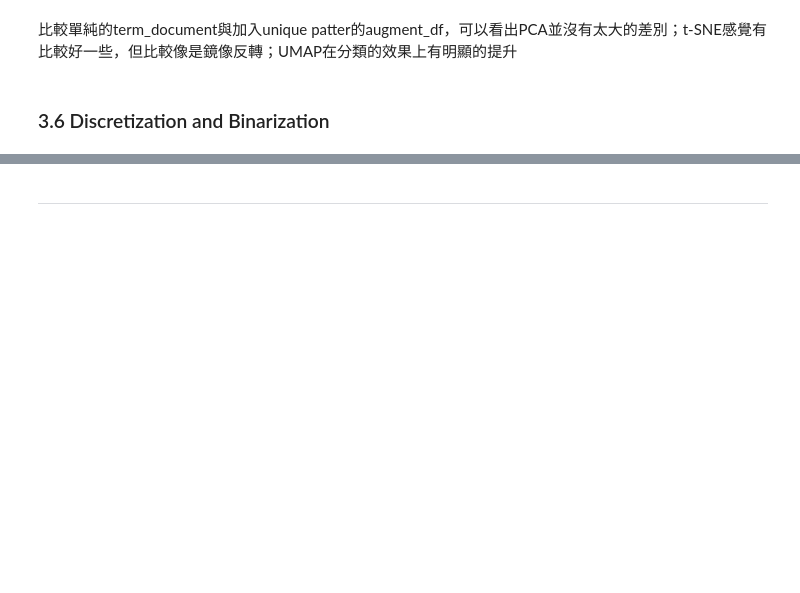
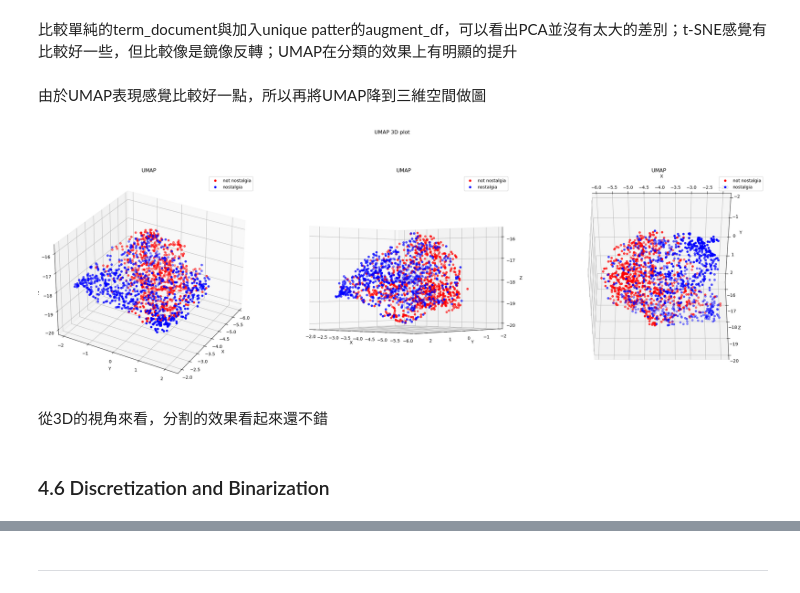
Before and after one commit to REX722/DM2024-Lab1-Master, a Jupyter notebook: Homework/DM2024-Lab1-Homework.ipynb, the cells around one changed output, grey strips where cells are left out. Saved outputs shown, nothing was run; the diff lists cells and outputs as text; code cells hidden in the pictures; blank space fills up the shorter version.

```diff
--- a/Homework/DM2024-Lab1-Homework.ipynb
+++ b/Homework/DM2024-Lab1-Homework.ipynb
@@ -1085,7 +543,50 @@ plt.show()
 # %% [markdown]
 比較單純的term_document與加入unique patter的augment_df，可以看出PCA並沒有太大的差別；t-SNE感覺有比較好一些，但比較像是鏡像反轉；UMAP在分類的效果上有明顯的提升
+# %% [markdown]
+由於UMAP表現感覺比較好一點，所以再將UMAP降到三維空間做圖
+# %%
+df_umap_aug = umap.UMAP(n_components=3).fit_transform(augmented_df.values)
+# %%
+from mpl_toolkits.mplot3d import Axes3D
+
+col = ['red', 'blue']
+categories = df['sentiment'].unique()
+
+def plot_3d_scatter(ax, df_reduced, title, elev, azim):
+    for c, category in zip(col, categories):
+        xs = df_reduced[df['sentiment'] == category].T[0]
+        ys = df_reduced[df['sentiment'] == category].T[1]
+        zs = df_reduced[df['sentiment'] == category].T[2]
+        ax.scatter(xs, ys, zs, c=c, marker='o', label=category)
+
+    ax.grid(color='gray', linestyle=':', linewidth=2, alpha=0.2)
+    ax.set_title(title)
+    ax.set_xlabel('X')
+    ax.set_ylabel('Y')
+    ax.set_zlabel('Z')
+    ax.legend(loc='upper right')
+
+    ax.view_init(elev=elev, azim=azim)
+# %%
+fig = plt.figure(figsize=(30, 10))
+fig.suptitle('UMAP 3D plot')
+
+ax1 = fig.add_subplot(131, projection='3d')
+plot_3d_scatter(ax1, df_umap_aug, 'UMAP', elev=30, azim=30)
+
+ax2 = fig.add_subplot(132, projection='3d')
+plot_3d_scatter(ax2, df_umap_aug, 'UMAP', elev=0, azim=130)
+
+ax3 = fig.add_subplot(133, projection='3d')
+plot_3d_scatter(ax3, df_umap_aug, 'UMAP', elev=-40, azim=270)
+
+plt.show()
+# %% [output]
+[figure, added]
+# %% [markdown]
+從3D的視角來看，分割的效果看起來還不錯
 # %% [markdown]
-### 3.6 Discretization and Binarization
+### 4.6 Discretization and Binarization
 # %%
 from sklearn import preprocessing, metrics, decomposition, pipeline, dummy
 mlb = preprocessing.LabelBinarizer()
```
Also changed, not shown: parts of 151 cells of this notebook, 6 other files.
